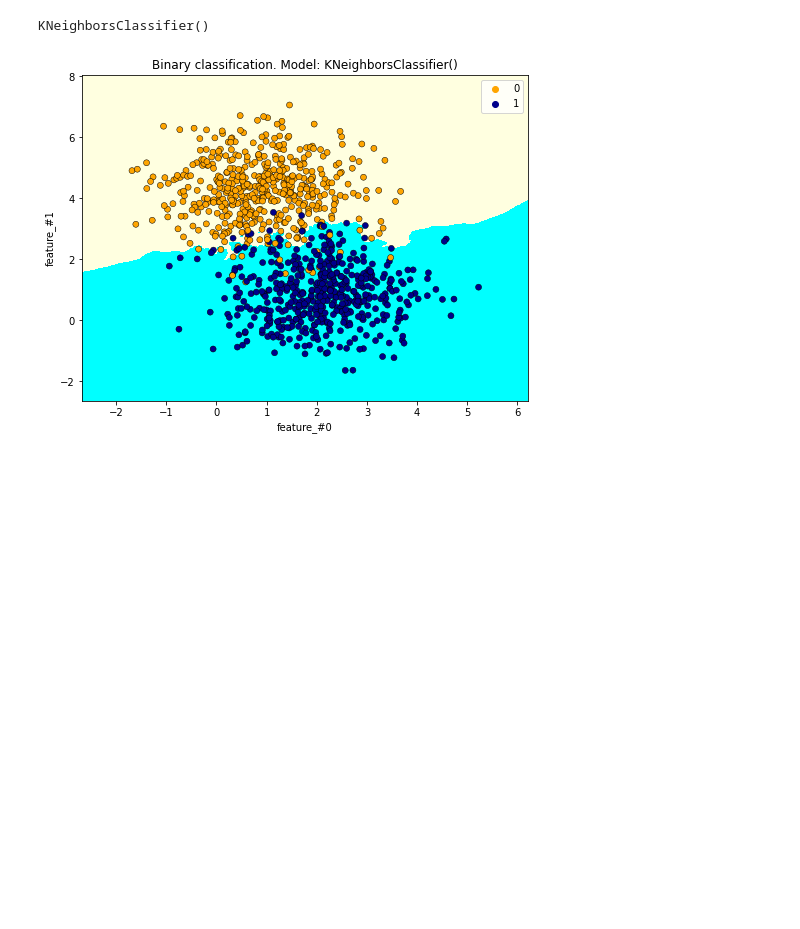
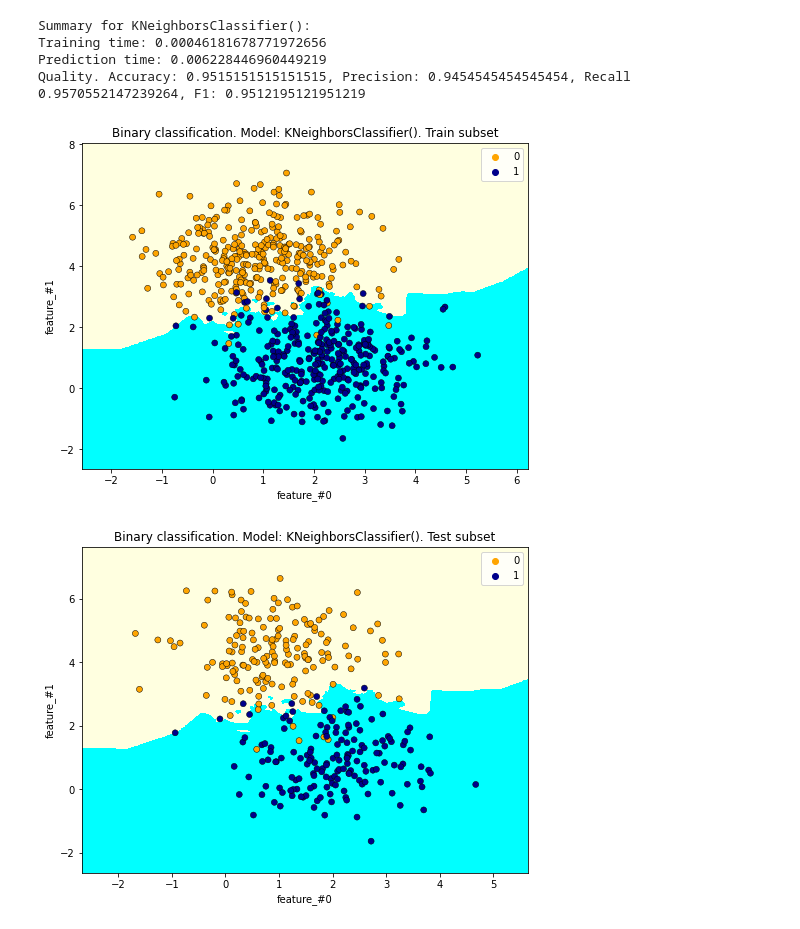
Before and after one commit to iolkhovsky/ml_sandbox, a Jupyter notebook: classification/KNearestNeighbors.ipynb, the cells around one changed output. Saved outputs shown, nothing was run; the diff lists cells and outputs as text; code cells hidden in the pictures; blank space fills up the shorter version.

Commit message:
Update analysis util

```diff
--- a/classification/KNearestNeighbors.ipynb
+++ b/classification/KNearestNeighbors.ipynb
@@ -9,14 +9,14 @@ model = KNeighborsClassifier(
     n_neighbors=5,
     weights="uniform"
 )
-# %%
-model.fit(X, y)
-# %% [output]
-KNeighborsClassifier()
 # %%
-from utils.visualization import visualize_classification_2d
+from utils.analysis import run_model
 
-
-visualize_classification_2d(X, y, model)
+run_model(model, X, y)
 # %% [output]
+Summary for KNeighborsClassifier():
+Training time: 0.00046181678771972656
+Prediction time: 0.006228446960449219
+Quality. Accuracy: 0.9515151515151515, Precision: 0.9454545454545454, Recall 0.9570552147239264, F1: 0.9512195121951219
-[figure, old version]
+[figure, new version]
+[figure, added]
```
Also changed, not shown: 2 other files.
